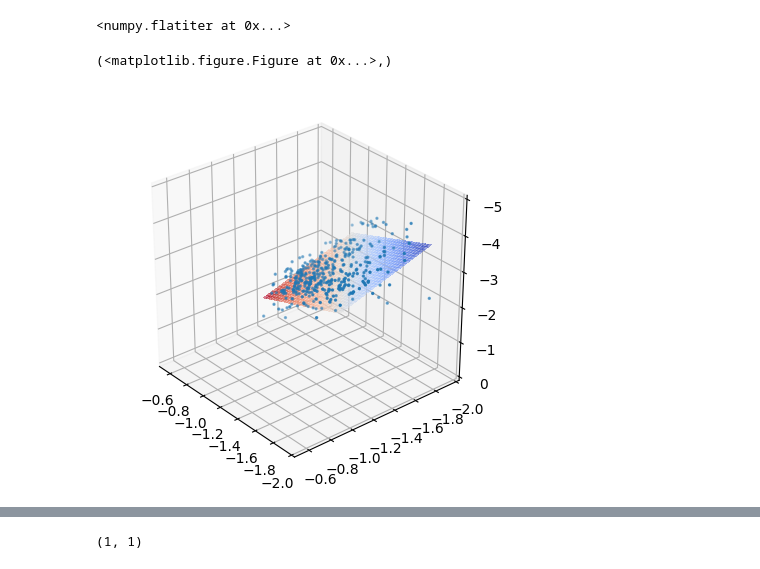
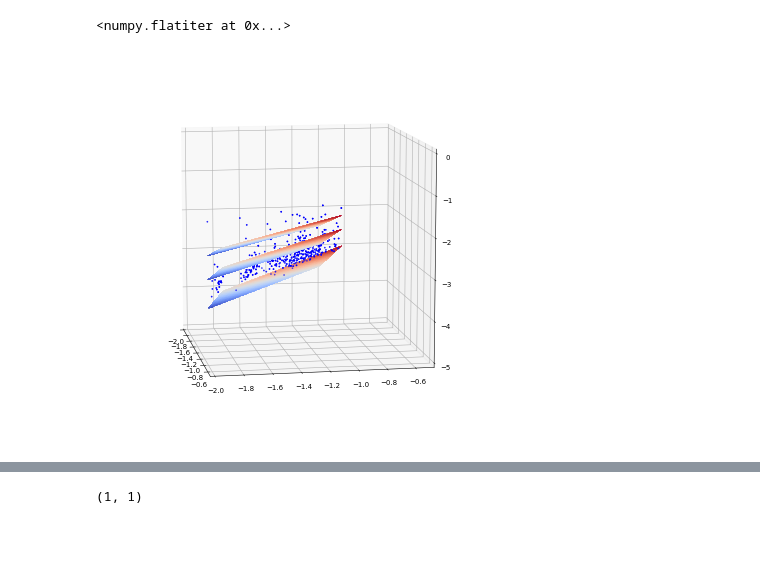
Before and after one commit to shouldsee/blosum, a Jupyter notebook: visualise_blosum.ipynb, the cells around one changed output, grey strips where cells are left out. Cells and saved outputs as stored; diff of their text form; code cells hidden in the pictures; blank space fills up the shorter version.

```diff
--- a/visualise_blosum.ipynb
+++ b/visualise_blosum.ipynb
@@ -23,6 +27,4 @@ f = sys.stdout
 # %%
-## URL: ftp://ftp.ncbi.nih.gov/repository/blocks/unix/blosum/BLOSUM/blosum62.out
-
 s = '''
 Frequencies = fij pairs (off-diagonals = 2*fij):
     A      R      N      D      C      Q      E      G      H      I      L      K      M      F      P      S      T      W      Y      V
@@ -47,6 +49,7 @@ Frequencies = fij pairs (off-diagonals = 2*fij):
   1703.39   1444.85   1003.84    967.47    448.60    967.06   1372.64   1287.71   1447.71   1974.89   3061.73   1442.13    835.20   4351.38    714.27   1444.93   1364.06    902.82   4307.45
   6063.16   2202.29   1631.30   1790.49   1456.31   1570.86   2182.23   2400.08    824.82  11956.78  10215.18   2441.76   2387.67   3336.68   1730.34   3257.51   4526.65    536.28   1965.96   9111.27
   '''
+
 lines  = s.splitlines()
 alist  = lines[2].split()
 adict = { v:i for i,v in enumerate(alist)};
@@ -60,7 +63,7 @@ m0 = scipy.sparse.dok_matrix( 2*(len(alist), ), 'float')
 m0.update(OUTPUT)
 m0 = m0.todense()
 dg =  np.diag(np.diag(m0))
-m0 = (m0 + m0.T - dg) / 2
+m0 = (m0 + m0.T ) / 2
 # %%
 import matplotlib.pyplot as plt
 %matplotlib inline
@@ -136,45 +169,60 @@ zs = np.array(zs)
 X = np.linspace(xs.min(), xs.max(),30)
 Y = np.linspace(ys.min(), ys.max(),30)
 # Z = np.linspace(zss.min(), zss.max(),30)
 # Y = np.arange(-5, 5, 0.25)
 X, Y = np.meshgrid(X, Y)
 Z = (X + Y) / 1
 
 
 siz = [500,500]
-DPI = 100
+DPI = 50
 
 fig = plt.figure(figsize = [x/float(DPI) for x in siz], dpi=DPI)
 ax1 = fig.add_subplot(111, projection='3d')
 
 
 
 from matplotlib import animation, rc
 import IPython.display as ipd
 
 def init():
-    pts = ax1.scatter(xs,ys,zs, s =2)
-    ax1.set_xlim([-.5,-2])
-    ax1.set_ylim([-.5,-2])
-    ax1.set_zlim([0,-5])
+    pts = ax1.scatter(xs,ys,zs, s =2, color = 'blue')
+#     ax1.set_xlim([-.5,-2])
+#     ax1.set_ylim([-.5,-2])
+#     ax1.set_zlim([0,-5])
+    ax1.set_xlim([-2,-.5])
+    ax1.set_ylim([-2,-.5])
+    ax1.set_zlim([-5,0])
 
     #     pts = ax1.scatter(xss,yss,zss,'.',3, c = kde([xss,yss,zss]))# for angle in range(0, 360):
     surf = ax1.plot_surface(X, Y, Z, cmap=cm.coolwarm, alpha = 0.5,
                        linewidth=0, antialiased=False)
+    surf = ax1.plot_surface(X, Y, (X + Y)/1.2, cmap=cm.coolwarm, alpha = 0.5,
+                       linewidth=0, antialiased=False)
+    surf = ax1.plot_surface(X, Y, (X + Y)*1.2, cmap=cm.coolwarm, alpha = 0.5,
+                       linewidth=0, antialiased=False)
     i = -4
     ax1.view_init(elev=30., azim=i*10)
-    return (fig,)
+    return (fig,ax1)
 
 
-def animate(i):
-    ax1.view_init(elev=10., azim=i*10)
+def animate(i,fig):
+    ax1.view_init(elev= 10., azim=i*10)
     return (fig,)
 init()
-# anim = animation.FuncAnimation(fig, animate, init_func=init,
-#                                frames=360, interval=20, blit=True
-#                               );
-# anim.save('anim.mp4', fps=20,
-#           writer = 'avconv',codec='libx264')
+# def animate( i, ax1):
+# #     line.set_data(data[...,:num])
+#     ax1.view_init(elev=10., azim=i*10)
+#     return ax1
+fig,ax1 = init()
+
+anim = animation.FuncAnimation(fig, animate,
+                               fargs = (fig,),
+                               frames=36,
+#                                interval=50,
+                               blit=True
+                              );
+anim.save('anim1.mp4', fps=10,
+          writer = 'avconv',codec='libx264')
 # %% [output]
-(<matplotlib.figure.Figure at 0x...>,)
-[figure, old version]
+[figure, new version]
```
Also changed, not shown: parts of 16 cells of this notebook.
